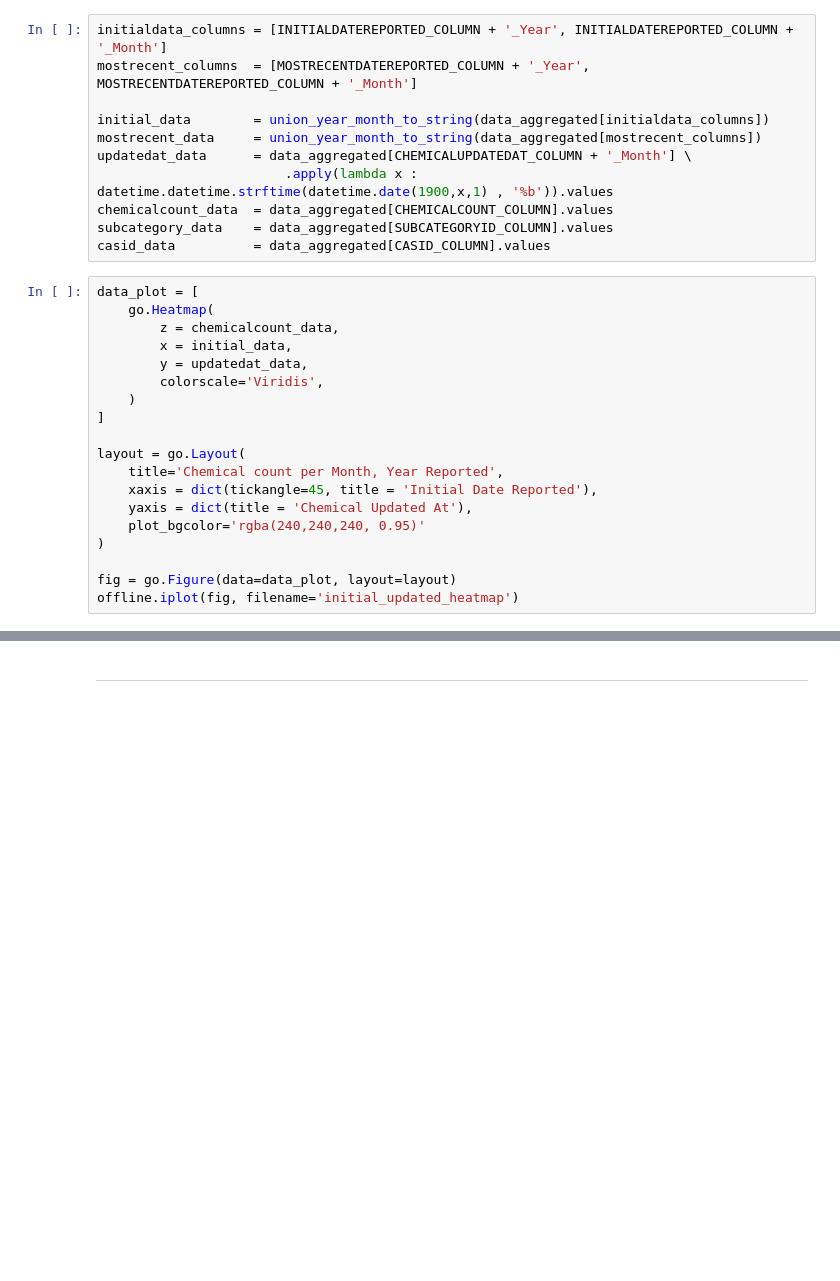
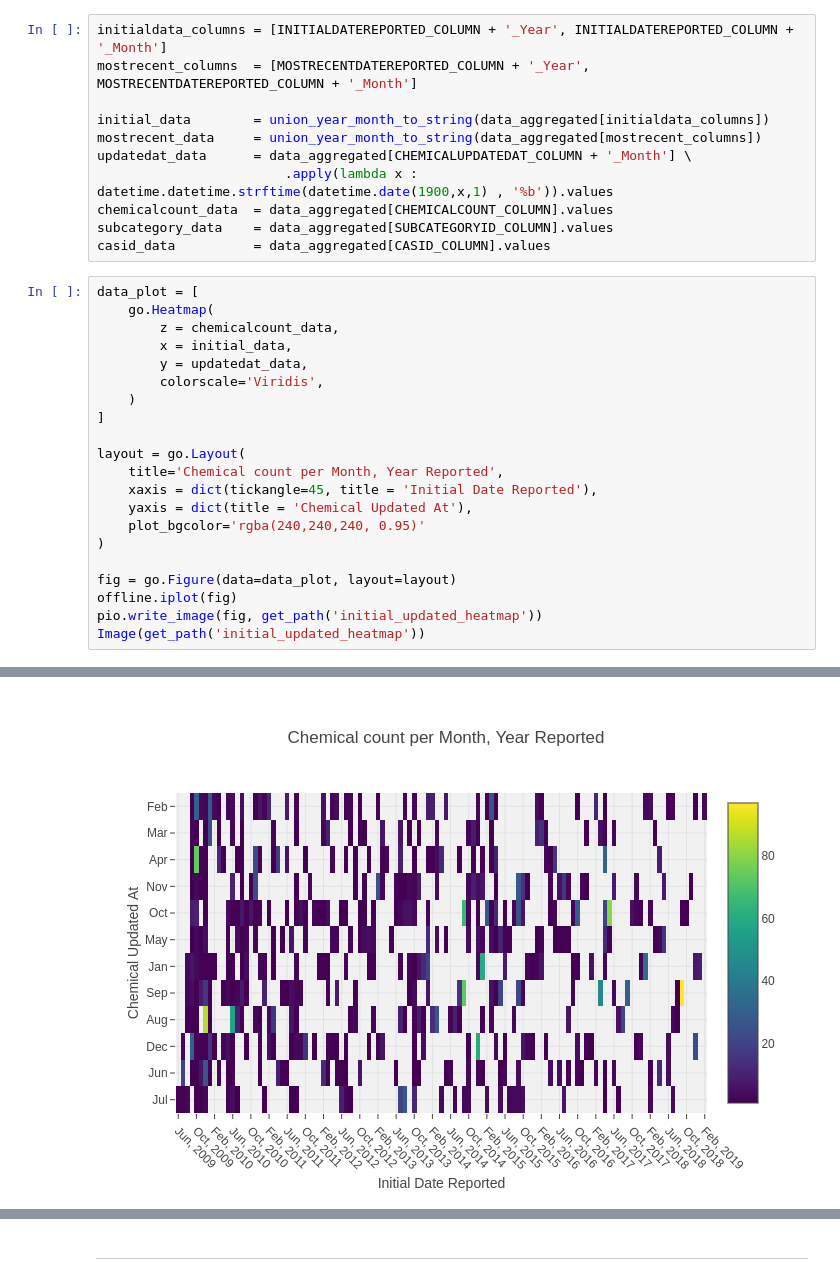
Before and after one commit to jmssalas/master-bigdata-businessanalytics, a Jupyter notebook: 09-masters-thesis/src/analysis.ipynb, the cells around one changed output, grey strips where cells are left out. Saved outputs shown, nothing was run; the diff lists cells and outputs as text; blank space fills up the shorter version.

```diff
--- a/09-masters-thesis/src/analysis.ipynb
+++ b/09-masters-thesis/src/analysis.ipynb
@@ -615,24 +658,27 @@ casid_data          = data_aggregated[CASID_COLUMN].values
 # %%
 data_plot = [
     go.Heatmap(
         z = chemicalcount_data,
         x = initial_data,
         y = updatedat_data,
         colorscale='Viridis',
     )
 ]
 
 layout = go.Layout(
     title='Chemical count per Month, Year Reported',
     xaxis = dict(tickangle=45, title = 'Initial Date Reported'),
     yaxis = dict(title = 'Chemical Updated At'),
     plot_bgcolor='rgba(240,240,240, 0.95)'
 )
 
 fig = go.Figure(data=data_plot, layout=layout)
-offline.iplot(fig, filename='initial_updated_heatmap')
+offline.iplot(fig)
+pio.write_image(fig, get_path('initial_updated_heatmap'))
+Image(get_path('initial_updated_heatmap'))
 # %% [output]
 [interactive output not drawn]
+[figure, added]
 # %%
 subcategory_data    = data_aggregated[SUBCATEGORYID_COLUMN][data_aggregated[CASID_COLUMN] == 656].values
 initial_data        = data_aggregated[INITIALDATEREPORTED_COLUMN + '_Year'].values
```
Also changed, not shown: parts of 11 cells of this notebook, 6 other files.
